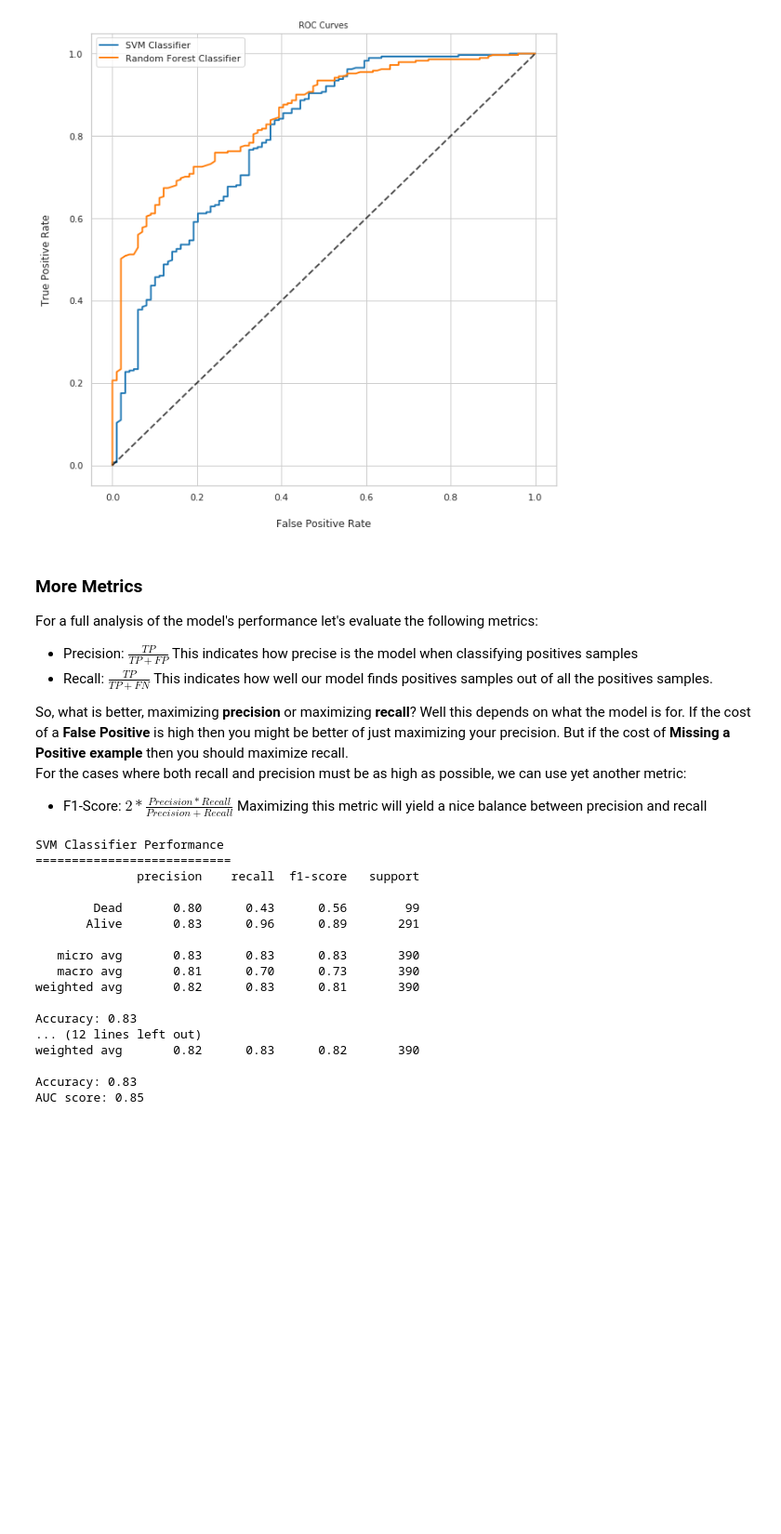
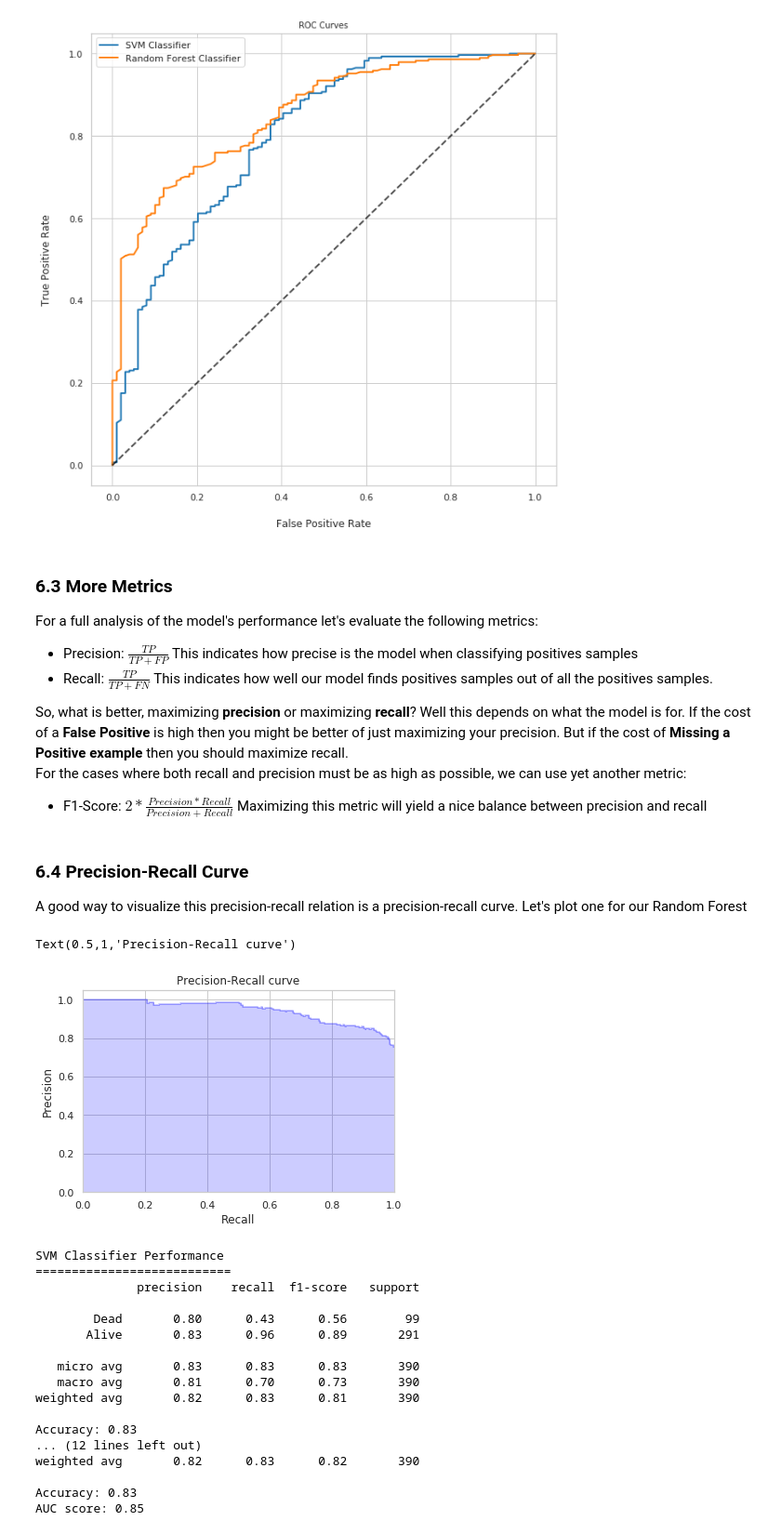
Before and after one commit to dvd42/GOT-Death-Prediction, a Jupyter notebook: got_death_predictions.ipynb, the cells around one changed output. Shown at 93% size. Saved outputs shown, nothing was run; the diff lists cells and outputs as text; code cells hidden in the pictures; blank space fills up the shorter version.

```diff
--- a/got_death_predictions.ipynb
+++ b/got_death_predictions.ipynb
@@ -428,7 +440,7 @@ plt.show()
 # %% [output]
 [figure]
 # %% [markdown]
-### More Metrics
+### 6.3 More Metrics
 
 For a full analysis of the model's performance let's evaluate the following metrics:
 
@@ -439,6 +451,32 @@ So, what is better, maximizing **precision** or maximizing **recall**? Well this
 For the cases where both recall and precision must be as high as possible, we can use yet another metric:
 
 * F1-Score: $2*\frac{Precision*Recall}{Precision + Recall}$ Maximizing this metric will yield a nice balance between precision and recall
+# %% [markdown]
+### 6.4 Precision-Recall Curve
+
+A good way to visualize this precision-recall relation is a precision-recall curve. Let's plot one for our Random Forest
+# %%
+from sklearn.metrics import precision_recall_curve
+import matplotlib.pyplot as plt
+from sklearn.utils.fixes import signature
+
+precision, recall, _ = precision_recall_curve(y_test, rf_prob[:, 1])
+
+step_kwargs = ({'step': 'post'}
+               if 'step' in signature(plt.fill_between).parameters
+               else {})
+plt.step(recall, precision, color='b', alpha=0.2,
+         where='post')
+plt.fill_between(recall, precision, alpha=0.2, color='b', **step_kwargs)
+
+plt.xlabel('Recall')
+plt.ylabel('Precision')
+plt.ylim([0.0, 1.05])
+plt.xlim([0.0, 1.0])
+plt.title('Precision-Recall curve')
+# %% [output]
+Text(0.5,1,'Precision-Recall curve')
+[figure, added]
 # %%
 # So lets take a look at how each model performs on each metric
 print("SVM Classifier Performance")
```
Also changed, not shown: parts of 27 cells of this notebook.
